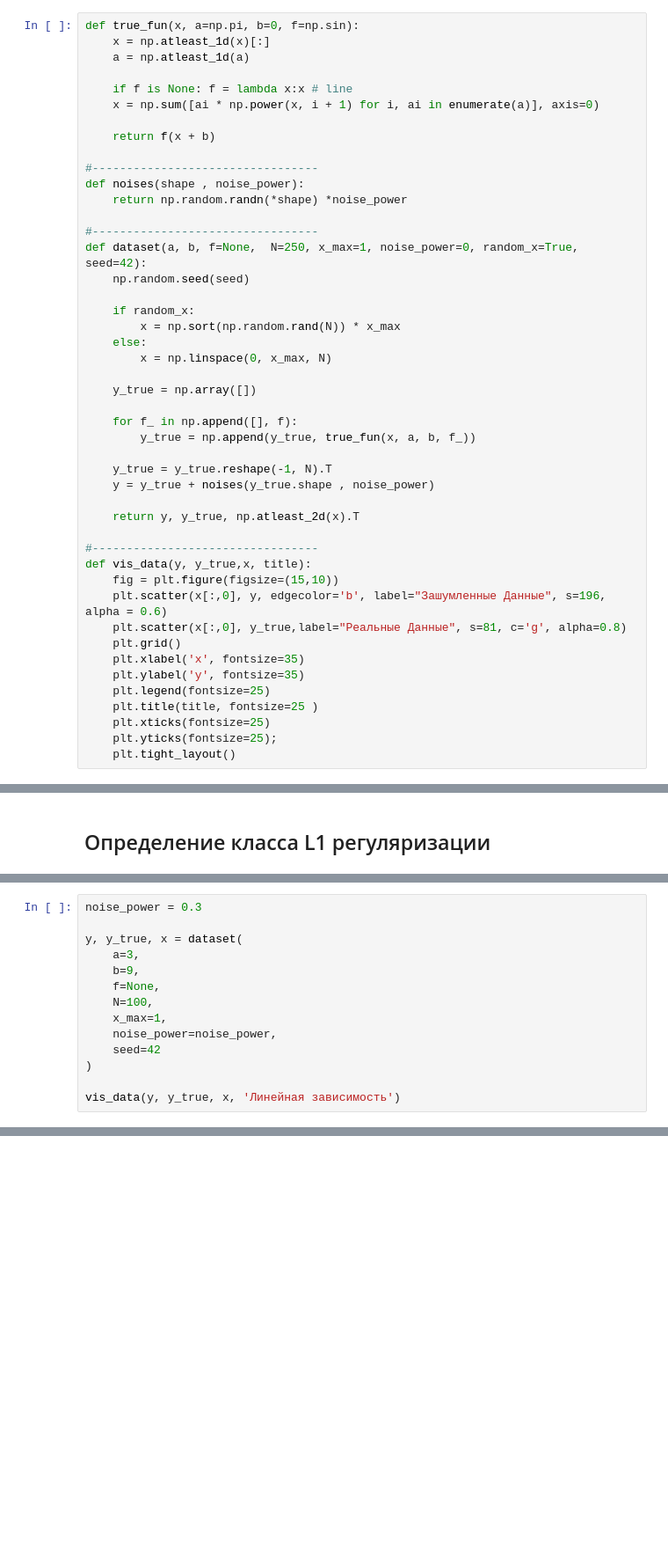
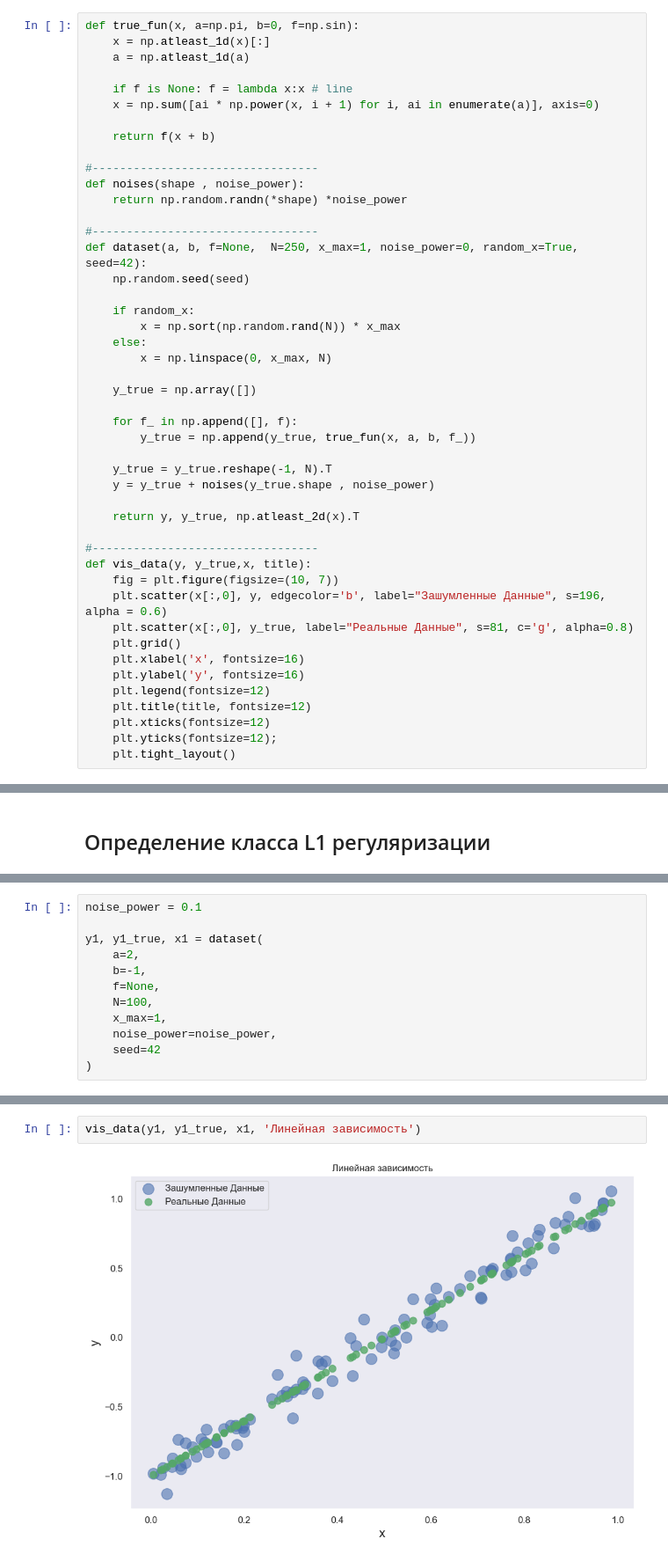
Before and after one commit to Losyash/mbml_hw, a Jupyter notebook: Math ML HW 2.ipynb, the cells around one changed output, grey strips where cells are left out. Shown at 88% size. Drawn from its saved outputs; the diff is of its cells as text; blank space fills up the shorter version.

```diff
--- a/Math ML HW 2.ipynb
+++ b/Math ML HW 2.ipynb
@@ -46,16 +46,16 @@ def dataset(a, b, f=None,  N=250, x_max=1, noise_power=0, random_x=True,  seed=4
 
 #---------------------------------
 def vis_data(y, y_true,x, title):
-    fig = plt.figure(figsize=(15,10))
+    fig = plt.figure(figsize=(10, 7))
     plt.scatter(x[:,0], y, edgecolor='b', label="Зашумленные Данные", s=196, alpha = 0.6)
-    plt.scatter(x[:,0], y_true,label="Реальные Данные", s=81, c='g', alpha=0.8)
+    plt.scatter(x[:,0], y_true, label="Реальные Данные", s=81, c='g', alpha=0.8)
     plt.grid()
-    plt.xlabel('x', fontsize=35)
-    plt.ylabel('y', fontsize=35)
-    plt.legend(fontsize=25)
-    plt.title(title, fontsize=25 )
-    plt.xticks(fontsize=25)
-    plt.yticks(fontsize=25);
+    plt.xlabel('x', fontsize=16)
+    plt.ylabel('y', fontsize=16)
+    plt.legend(fontsize=12)
+    plt.title(title, fontsize=12)
+    plt.xticks(fontsize=12)
+    plt.yticks(fontsize=12);
     plt.tight_layout()
 # %% [markdown]
 ## Определение функции разделения набора данных на обучающий и тестовый
@@ -299,14 +339,12 @@ vis_data(y_1, y_1_true, x_1, 'Линейная зависимость')
 # %%
-noise_power = 0.3
+noise_power = 0.1
 
-y, y_true, x = dataset(
-    a=3,
-    b=9,
+y1, y1_true, x1 = dataset(
+    a=2,
+    b=-1,
     f=None,
     N=100,
     x_max=1,
     noise_power=noise_power,
     seed=42
 )
-
-vis_data(y, y_true, x, 'Линейная зависимость')
@@ -330,0 +351,4 @@ vis_data(y, y_true,x, 'Нелинейная зависимость')
+# %%
+vis_data(y1, y1_true, x1, 'Линейная зависимость')
+# %% [output]
+[figure, added]
```
Also changed, not shown: parts of 62 cells of this notebook.
